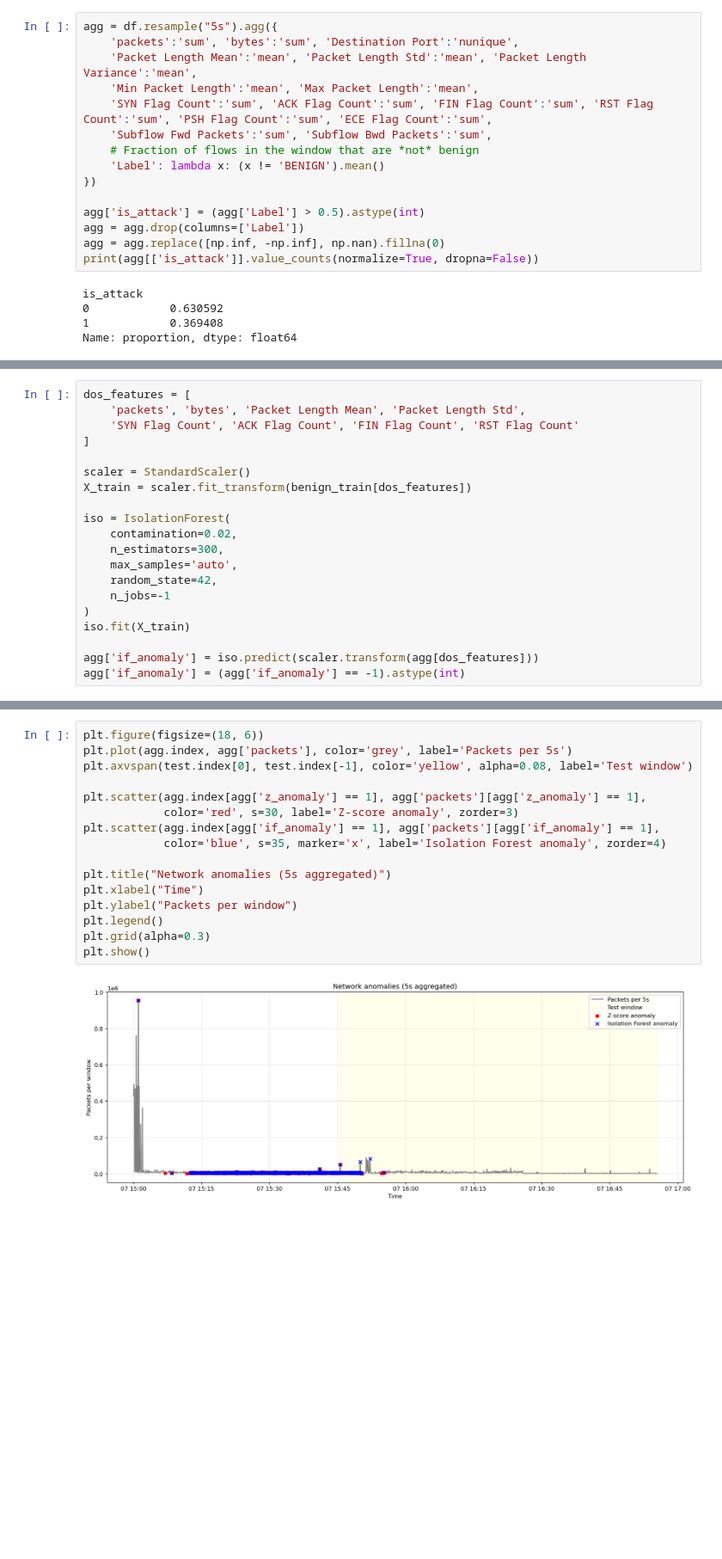
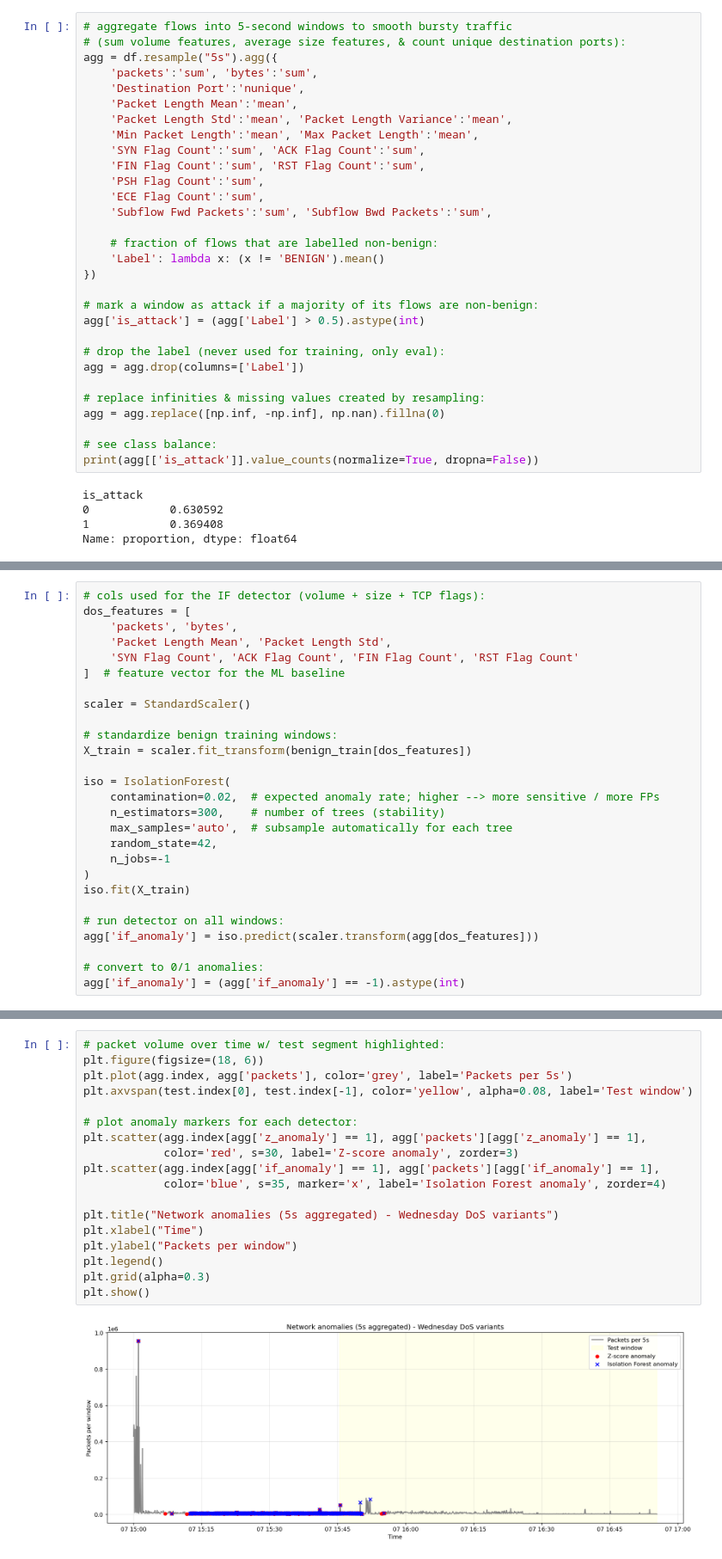
Before and after one commit to raquelanamb/statistical-vs-ml-ids, a Jupyter notebook: wednesday_dos_variants.ipynb, the cells around one changed output, grey strips where cells are left out. Shown: that part at 86% size. Saved outputs shown, nothing was run; the diff lists cells and outputs as text; blank space fills up the shorter version.

```diff
--- a/wednesday_dos_variants.ipynb
+++ b/wednesday_dos_variants.ipynb
@@ -58,17 +102,32 @@ Using 5s windows to smooth packet bursts while staying near-real-time. A window
 # %%
+# aggregate flows into 5-second windows to smooth bursty traffic
+# (sum volume features, average size features, & count unique destination ports):
 agg = df.resample("5s").agg({
-    'packets':'sum', 'bytes':'sum', 'Destination Port':'nunique',
-    'Packet Length Mean':'mean', 'Packet Length Std':'mean', 'Packet Length Variance':'mean',
+    'packets':'sum', 'bytes':'sum',
+    'Destination Port':'nunique',
+    'Packet Length Mean':'mean',
+    'Packet Length Std':'mean', 'Packet Length Variance':'mean',
     'Min Packet Length':'mean', 'Max Packet Length':'mean',
-    'SYN Flag Count':'sum', 'ACK Flag Count':'sum', 'FIN Flag Count':'sum', 'RST Flag Count':'sum', 'PSH Flag Count':'sum', 'ECE Flag Count':'sum',
+    'SYN Flag Count':'sum', 'ACK Flag Count':'sum',
+    'FIN Flag Count':'sum', 'RST Flag Count':'sum',
+    'PSH Flag Count':'sum',
+    'ECE Flag Count':'sum',
     'Subflow Fwd Packets':'sum', 'Subflow Bwd Packets':'sum',
-    # Fraction of flows in the window that are *not* benign
+
+    # fraction of flows that are labelled non-benign:
     'Label': lambda x: (x != 'BENIGN').mean()
 })
 
+# mark a window as attack if a majority of its flows are non-benign:
 agg['is_attack'] = (agg['Label'] > 0.5).astype(int)
+
+# drop the label (never used for training, only eval):
 agg = agg.drop(columns=['Label'])
+
+# replace infinities & missing values created by resampling:
 agg = agg.replace([np.inf, -np.inf], np.nan).fillna(0)
+
+# see class balance:
 print(agg[['is_attack']].value_counts(normalize=True, dropna=False))
 # %% [output]
 is_attack
@@ -127,22 +186,29 @@ n_estimators=300 for stability.
 # %%
+# cols used for the IF detector (volume + size + TCP flags):
 dos_features = [
-    'packets', 'bytes', 'Packet Length Mean', 'Packet Length Std',
+    'packets', 'bytes',
+    'Packet Length Mean', 'Packet Length Std',
     'SYN Flag Count', 'ACK Flag Count', 'FIN Flag Count', 'RST Flag Count'
-]
+]  # feature vector for the ML baseline
 
 scaler = StandardScaler()
+
+# standardize benign training windows:
 X_train = scaler.fit_transform(benign_train[dos_features])
 
 iso = IsolationForest(
-    contamination=0.02,
-    n_estimators=300,
-    max_samples='auto',
+    contamination=0.02,  # expected anomaly rate; higher --> more sensitive / more FPs
+    n_estimators=300,    # number of trees (stability)
+    max_samples='auto',  # subsample automatically for each tree
     random_state=42,
     n_jobs=-1
 )
 iso.fit(X_train)
 
+# run detector on all windows:
 agg['if_anomaly'] = iso.predict(scaler.transform(agg[dos_features]))
+
+# convert to 0/1 anomalies:
 agg['if_anomaly'] = (agg['if_anomaly'] == -1).astype(int)
 # %% [markdown]
 ## Evaluation on held-out test tail
@@ -191,20 +283,22 @@ Yellow band marks the test window; red dots = z-score anomalies, blue x = Isolat
 # %%
+# packet volume over time w/ test segment highlighted:
 plt.figure(figsize=(18, 6))
 plt.plot(agg.index, agg['packets'], color='grey', label='Packets per 5s')
 plt.axvspan(test.index[0], test.index[-1], color='yellow', alpha=0.08, label='Test window')
 
+# plot anomaly markers for each detector:
 plt.scatter(agg.index[agg['z_anomaly'] == 1], agg['packets'][agg['z_anomaly'] == 1],
             color='red', s=30, label='Z-score anomaly', zorder=3)
 plt.scatter(agg.index[agg['if_anomaly'] == 1], agg['packets'][agg['if_anomaly'] == 1],
             color='blue', s=35, marker='x', label='Isolation Forest anomaly', zorder=4)
 
-plt.title("Network anomalies (5s aggregated)")
+plt.title("Network anomalies (5s aggregated) - Wednesday DoS variants")
 plt.xlabel("Time")
 plt.ylabel("Packets per window")
 plt.legend()
 plt.grid(alpha=0.3)
 plt.show()
 # %% [output]
-[figure, old version]
+[figure, new version]
 # %% [markdown]
 ## Streaming-style alerts
```
Also changed, not shown: parts of 18 cells of this notebook, 1 other file.
